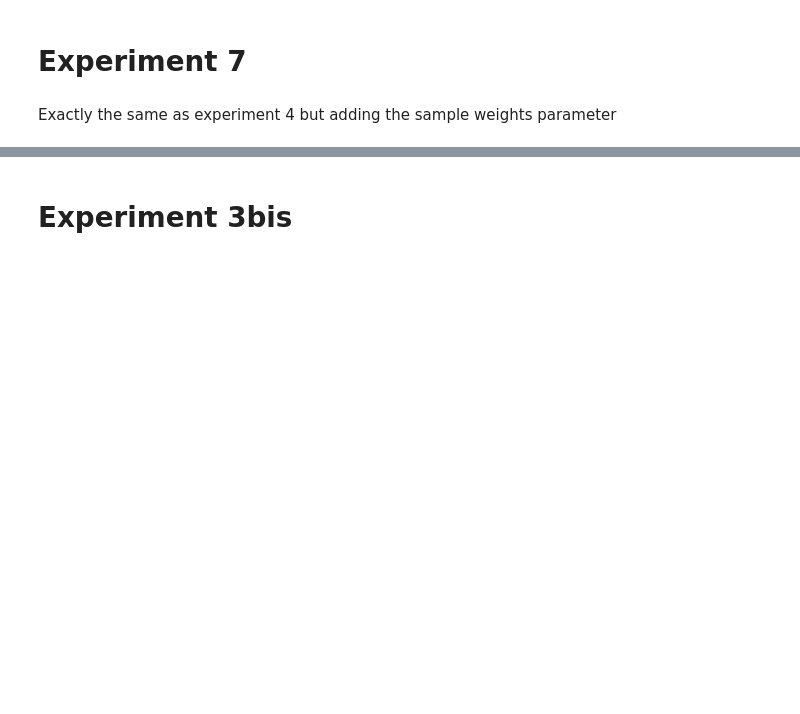
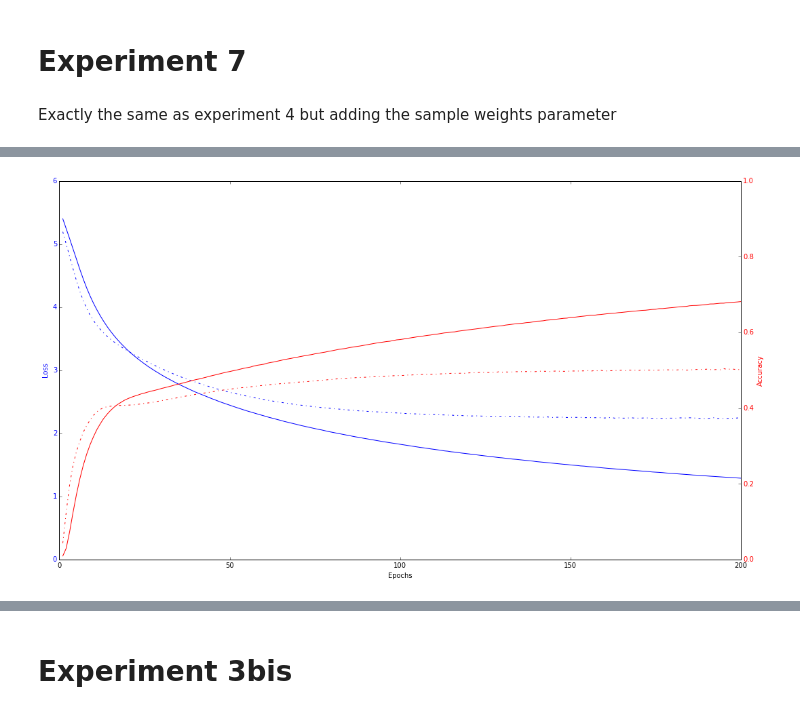
Before and after one commit to imatge-upc/activitynet-2016-cvprw, a Jupyter notebook: work/scripts/training/lstm_activity_classification/notebooks/Training Visualization.ipynb, the cells around one changed output, grey strips where cells are left out. Cells and saved outputs as stored; diff of their text form; code cells hidden in the pictures; blank space fills up the shorter version.

```diff
--- a/work/scripts/training/lstm_activity_classification/notebooks/Training Visualization.ipynb
+++ b/work/scripts/training/lstm_activity_classification/notebooks/Training Visualization.ipynb
@@ -277,0 +368,7 @@ plot_on_training(txt)
+# %%
+with open('../logs/training_e08.log', 'r') as f:
+    txt = f.read()
+
+plot_on_training(txt, max_epochs=200, max_loss=6)
+# %% [output]
+[figure, added]
```
Also changed, not shown: parts of 56 cells of this notebook, 16 other files.
